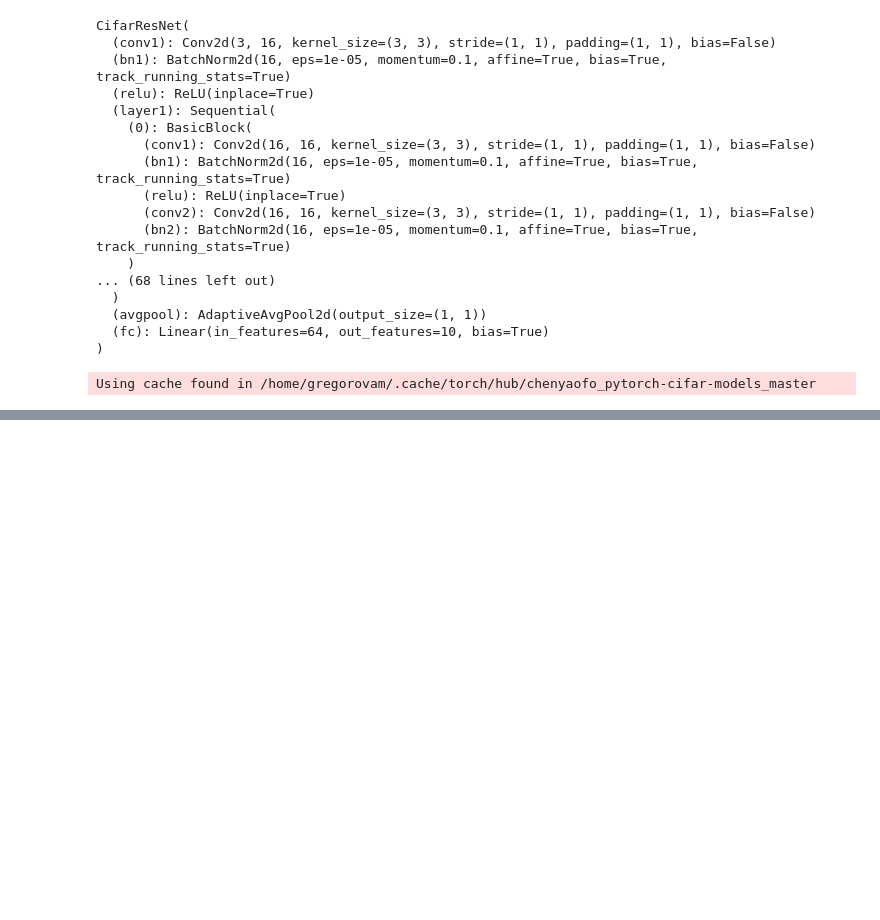
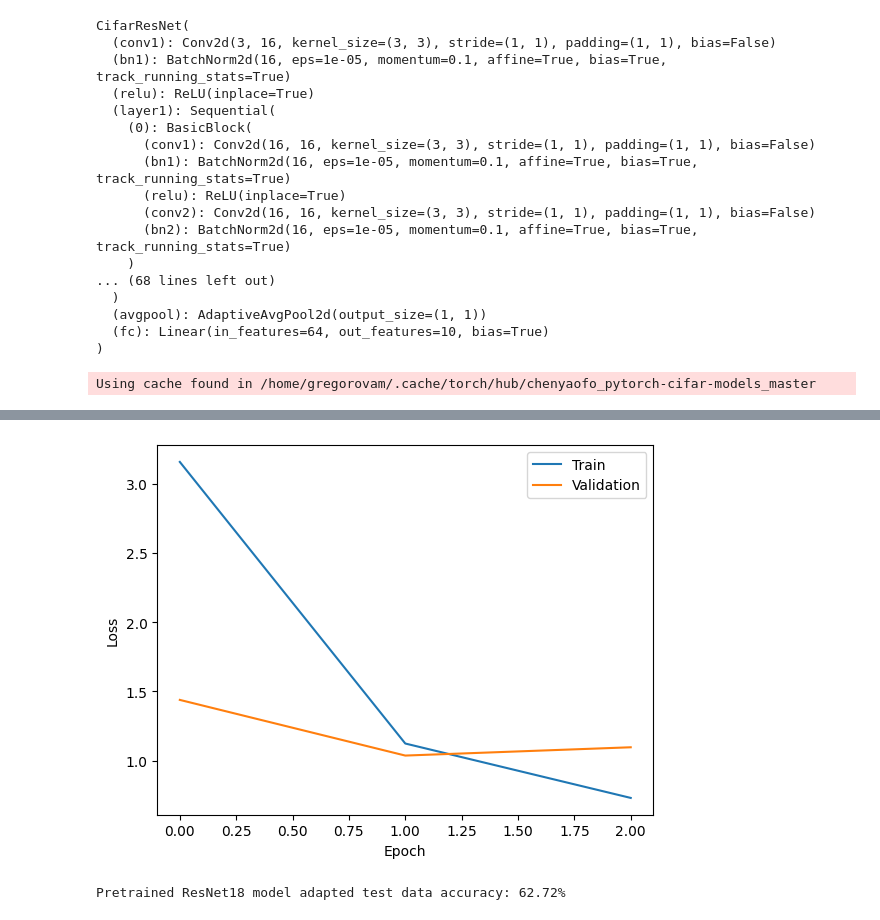
Before and after one commit to mgswiss15/idl, a Jupyter notebook: 10_CNNs_Practice/Exercise/pretraining.ipynb, the cells around one changed output, grey strips where cells are left out. Cells and saved outputs as stored; diff of their text form; code cells hidden in the pictures; blank space fills up the shorter version.

```diff
--- a/10_CNNs_Practice/Exercise/pretraining.ipynb
+++ b/10_CNNs_Practice/Exercise/pretraining.ipynb
@@ -217,0 +296,17 @@ Pretrained CIFAR10 model test accuracy: 88.02%
+# %%
+# get pretrained resnet18 with weights
+from torchvision.models import resnet18, ResNet18_Weights
+
+model_tv = resnet18(ResNet18_Weights.DEFAULT)
+# %%
+# freeze backbone parameters
+for param in model_tv.parameters():
+    param.requires_grad = False
+# replace fc head with new linear layer
+model_tv.fc = nn.Linear(model_tv.fc.in_features, 10)
+# %%
+# basic setups
+model_tv = model_tv.to(device)
+criterion = nn.CrossEntropyLoss()
+optimizer = torch.optim.Adam(model_tv.parameters(), lr=0.01)
+num_epochs = 3
@@ -217,0 +320,11 @@ Pretrained CIFAR10 model test accuracy: 88.02%
+# %%
+# plot losses
+plot_losses(train_losses, val_losses)
+# %% [output]
+[figure, added]
+# %%
+# test model
+scratch_accuracy = test_model(model_tv, test_loader, device)
+print(f"Pretrained ResNet18 model adapted test data accuracy: {100*scratch_accuracy:.2f}%")
+# %% [output]
+Pretrained ResNet18 model adapted test data accuracy: 62.72%
```
Also changed, not shown: parts of 21 cells of this notebook.
